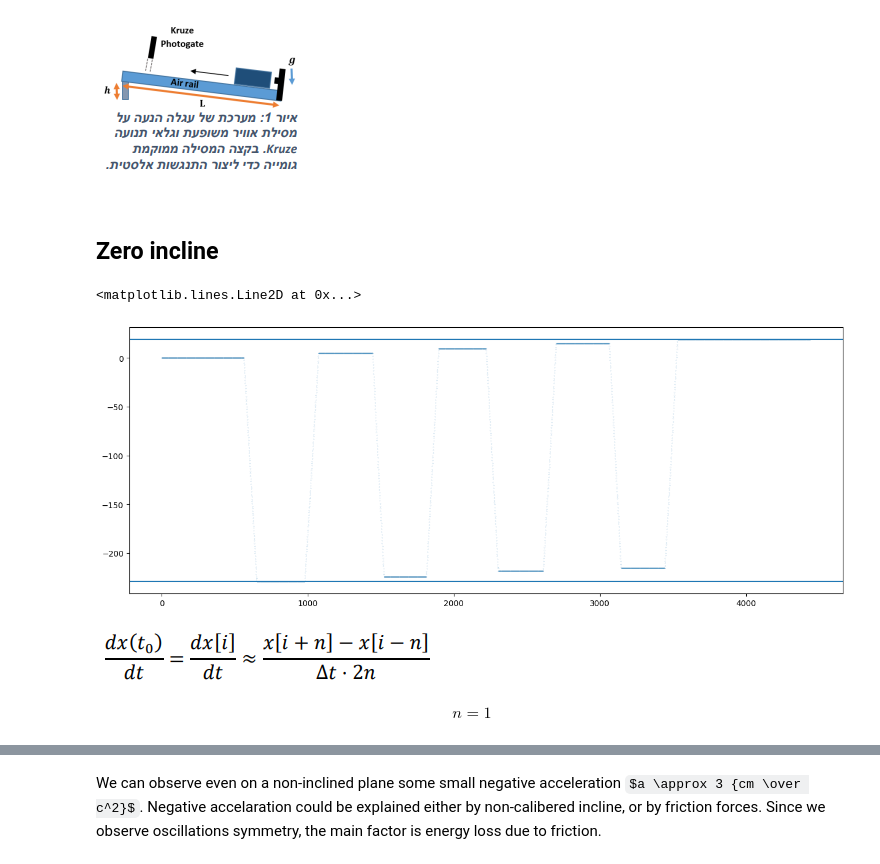
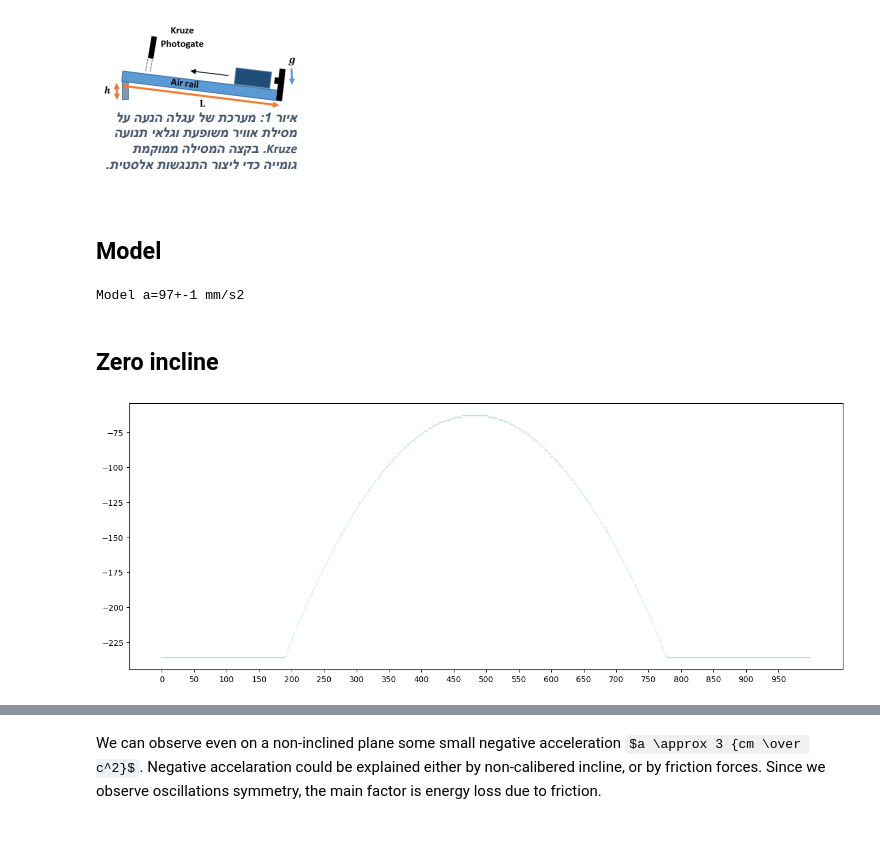
Before and after one commit to evgeny-kolonsky/Lab1h, a Jupyter notebook: Lab1_cart_speed.ipynb, the cells around one changed output, grey strips where cells are left out. Drawn from its saved outputs; the diff is of its cells as text; code cells hidden in the pictures; some formulas as TeX source; blank space fills up the shorter version.

```diff
--- a/Lab1_cart_speed.ipynb
+++ b/Lab1_cart_speed.ipynb
@@ -237,30 +239,28 @@ Manual [.pdf](https://github.com/evgeny-kolonsky/Lab1_Cart/blob/main/%D7%AA%D7%9
+# %% [markdown]
+## Model
+# %%
+L, dL = (1270e-3, 5e-3) #mm
+l, dl = (124.5e-3, 0.1e-3) #mm
+h, dh = (12.55e-3, .05e-3) #mm
+g, dg = (9.8, 1e-4) # m/s2
+N = 236
+
+a = g * h / L
+da = a * (dL/L + dh/h + dg/g)
+print(f'Model a={a*1e3:.0f}+-{da*1e3:.0f} mm/s2')
+# %% [output]
+Model a=97+-1 mm/s2
 # %% [markdown]
 ## Zero incline
 # %%
-url = 'https://raw.githubusercontent.com/evgeny-kolonsky/Lab1_Cart/main/kruze_0.txt'
+url = 'https://raw.githubusercontent.com/evgeny-kolonsky/Lab1_Cart/main/h0.txt'
 data = np.loadtxt(url)
 _, t, count = data.T
-N = 240
-#count = -count # change sign
-l = 127 *1e-3 # mm
-L = 127 *1e-2 # cm
-x = count / N * l
-
 dt = np.diff(t).mean() # s
 rate = 1/dt
 
 plt.figure(figsize=(16,6))
 plt.plot(count, '.', ms=0.2)
-
-c = list(count)
-MIN = count.min()
-MAX = count.max()
-plt.axhline(MIN)
-plt.axhline(MAX)
+plt.xticks(range(0,1000, 50));
 # %% [output]
-<matplotlib.lines.Line2D at 0x...>
-[figure, old version]
+[figure, new version]
-# %% [markdown]
-![image.png](embedded-picture-1)
-
-$$ n = 1$$
```
Also changed, not shown: parts of 9 cells of this notebook.
